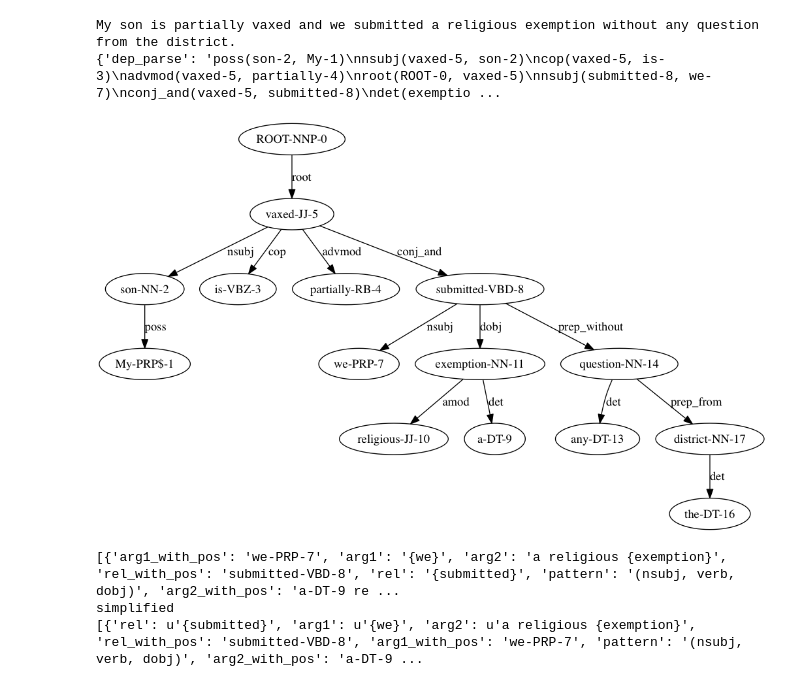
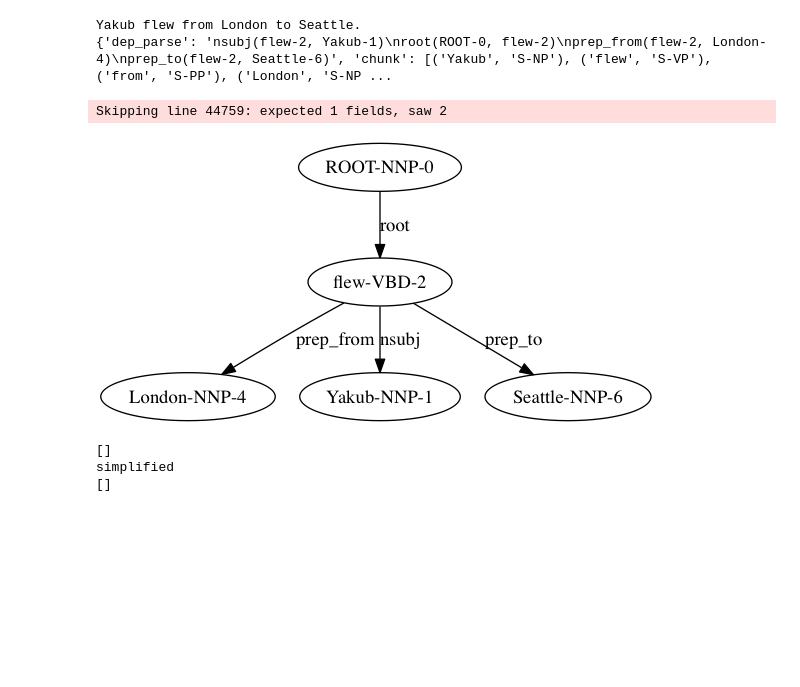
Before and after one commit to kwang1993/Story-Miner, a Jupyter notebook: RE_behnam_test.ipynb, the cells around one changed output. Drawn from its saved outputs; the diff is of its cells as text; code cells hidden in the pictures; blank space fills up the shorter version.

Commit message:
updating the code - this is the code which runs on hoffman2 cluster.

```diff
--- a/RE_behnam_test.ipynb
+++ b/RE_behnam_test.ipynb
@@ -22,37 +22,45 @@ from collections import defaultdict
 
 #import the other functions
 %run -i 'main_functions'
 %run -i 'utility_functions'
 %run -i 'parameters'
 
 #t_orig = "Fortunately MN does not have a complicated exemption process when you do need one : If a notarized statement signed by the minor child 's parent or by the emancipated person is submitted to the person having supervision of the school or child care facility stating that the person has not been immunized as prescribed because of the conscientiously held beliefs of the parent of the minor child or of the emancipated person , the immunizations specified in the statement shall not be required ."
 from nltk.tokenize import sent_tokenize
 from practnlptools.tools import Annotator
 annotator = Annotator()
-t_orig = "My son is partially vaxed and we submitted a religious exemption without any question from the district."# and we just submitted a religious exemption to the school she will be attending this fall ."#"The principal opposition parties boycotted the polls after accusations of vote-rigging , and the only other name on the ballot was a little-known challenger from a marginal political party."
+#t_orig = "My son is partially vaxed and we submitted a religious exemption without any question from the district."# and we just submitted a religious exemption to the school she will be attending this fall ."#"The principal opposition parties boycotted the polls after accusations of vote-rigging , and the only other name on the ballot was a little-known challenger from a marginal political party."
+#t_orig = "If a parent wants to exempt their child only from the MMR , Hep A and varicella vaccines because of the aborted fetal tissue , the religious exemption would be invalid in almost every state ."
+#t_orig = "parents want to get medical exemption for their child."
+#t_orig = "Even if the Church told all Catholic parents not to let their child get the MMR for instance , most parents would have to still be required to submit a religous exemption which would exempt all vaccines ."
+#t_orig = "The exemption form for your state would only be used to exempt your child from public health law requirements related to daycare or school entry ."
+#t_orig = "The exemption is used to exempt a child from the state immunization requirements for daycare/school entry and would be submitted to the facility/school . thought I would share this with you all : looks to me like NH is just a straight religious/medical exemption ."
+#t_orig = "I have had all 4 of my kids exempted for the past 3 yrs... all I did was send in a letter to the Texas Dept of Health requesting the exemption and they sent me 5 forms per child to fill out and have notorized- I can renew the forms every 5 yrs for each child- it does not need to be done more often than that ."
+t_orig = "Yakub flew from London to Seattle."
 t_orig = t_orig.replace("-"," ")
 t_sentences = sent_tokenize(t_orig)
 for t in t_sentences:
     print t
     t_annotated = annotator.getAnnotations(t, dep_parse=True)
     print t_annotated
     dep = t_annotated['dep_parse']
     g_dir = create_dep_graph(t_annotated)
     if g_dir is None:
         print "No extraction found"
         continue
     #if SHOW_DP_PLOTS:
     plot_dep(g_dir,t)
     g_undir = g_dir.to_undirected()
     rels_pure, rels_simp = get_relations(g_dir, t_annotated, option="SVO")
     print rels_pure
     print "simplified"
     print rels_simp
 # %% [output]
 [interactive output not drawn]
-My son is partially vaxed and we submitted a religious exemption without any question from the district.
-{'dep_parse': 'poss(son-2, My-1)\nnsubj(vaxed-5, son-2)\ncop(vaxed-5, is-3)\nadvmod(vaxed-5, partially-4)\nroot(ROOT-0, vaxed-5)\nnsubj(submitted-8, we-7)\nconj_and(vaxed-5, submitted-8)\ndet(exemptio ...
+Yakub flew from London to Seattle.
+{'dep_parse': 'nsubj(flew-2, Yakub-1)\nroot(ROOT-0, flew-2)\nprep_from(flew-2, London-4)\nprep_to(flew-2, Seattle-6)', 'chunk': [('Yakub', 'S-NP'), ('flew', 'S-VP'), ('from', 'S-PP'), ('London', 'S-NP ...
+Skipping line 44759: expected 1 fields, saw 2
-[figure, old version]
+[figure, new version]
-[{'arg1_with_pos': 'we-PRP-7', 'arg1': '{we}', 'arg2': 'a religious {exemption}', 'rel_with_pos': 'submitted-VBD-8', 'rel': '{submitted}', 'pattern': '(nsubj, verb, dobj)', 'arg2_with_pos': 'a-DT-9 re ...
-simplified
-[{'rel': u'{submitted}', 'arg1': u'{we}', 'arg2': u'a religious {exemption}', 'rel_with_pos': 'submitted-VBD-8', 'arg1_with_pos': 'we-PRP-7', 'pattern': '(nsubj, verb, dobj)', 'arg2_with_pos': 'a-DT-9 ...
+[]
+simplified
+[]
```
Also changed, not shown: 34 other files.
